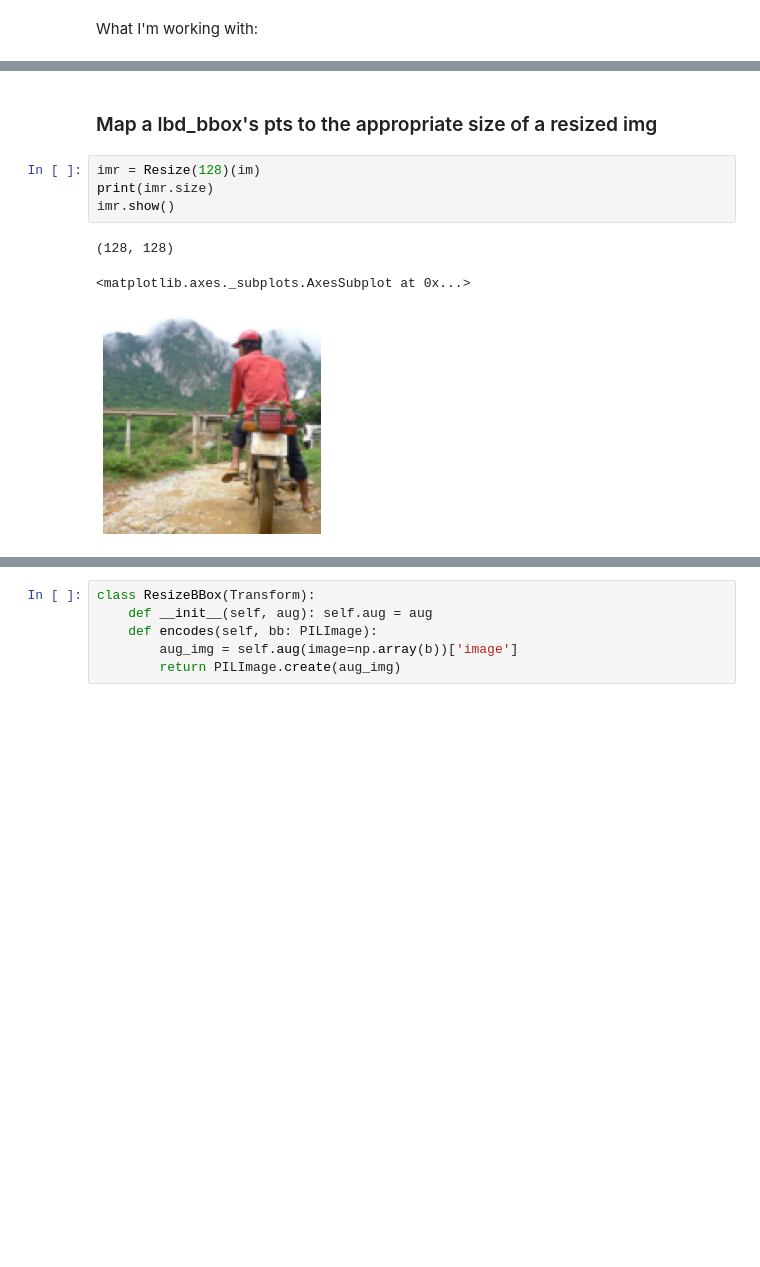
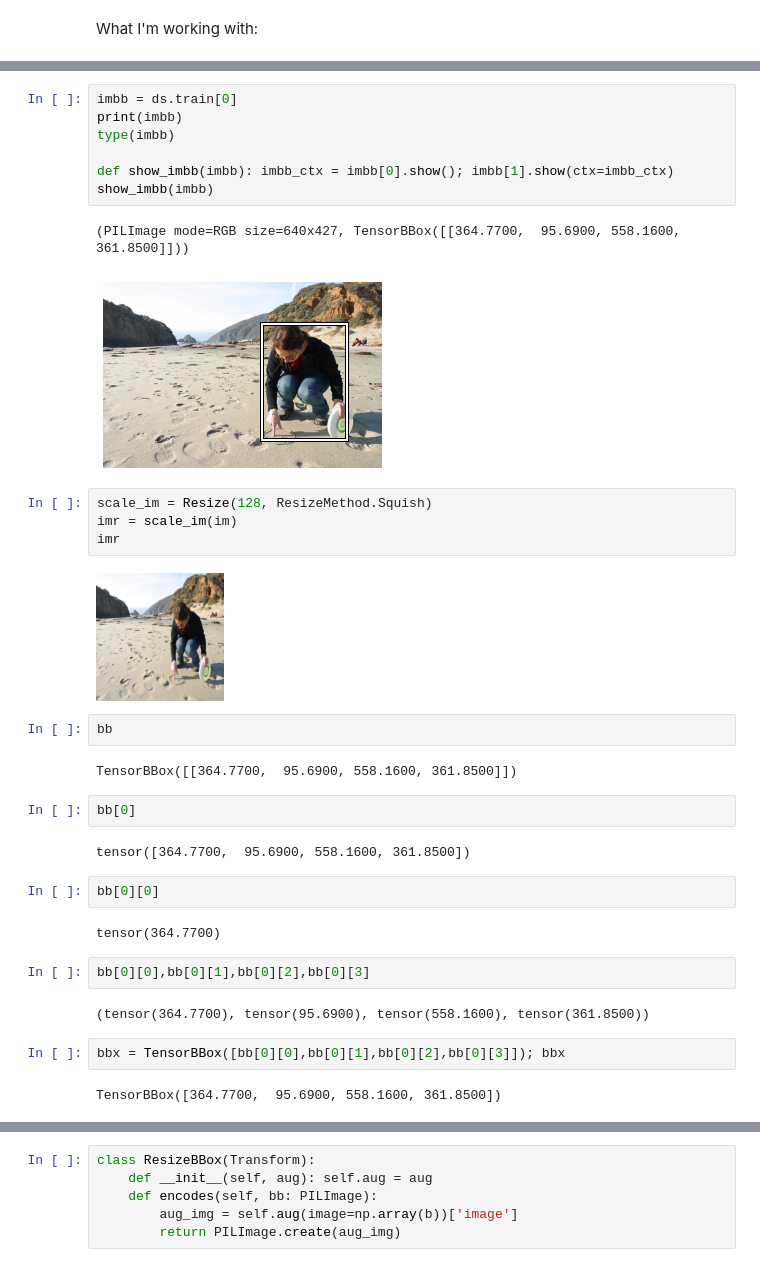
Before and after one commit to mccallion/rory, a Jupyter notebook: _20200820_bboxes_pt2_single_img_cls.ipynb, the cells around one changed output, grey strips where cells are left out. Cells and saved outputs as stored; diff of their text form; blank space fills up the shorter version.

```diff
--- a/_20200820_bboxes_pt2_single_img_cls.ipynb
+++ b/_20200820_bboxes_pt2_single_img_cls.ipynb
@@ -255,10 +246,36 @@ TensorBBox([[339.8800,  22.1600, 493.7600, 322.8900]])
-# %% [markdown]
-### Map a lbd_bbox's pts to the appropriate size of a resized img
-# %%
-imr = Resize(128)(im)
-print(imr.size)
-imr.show()
-# %% [output]
-(128, 128)
-<matplotlib.axes._subplots.AxesSubplot at 0x...>
-[figure, removed]
+# %%
+imbb = ds.train[0]
+print(imbb)
+type(imbb)
+
+def show_imbb(imbb): imbb_ctx = imbb[0].show(); imbb[1].show(ctx=imbb_ctx)
+show_imbb(imbb)
+# %% [output]
+(PILImage mode=RGB size=640x427, TensorBBox([[364.7700,  95.6900, 558.1600, 361.8500]]))
+[figure, added]
+# %%
+scale_im = Resize(128, ResizeMethod.Squish)
+imr = scale_im(im)
+imr
+# %% [output]
+[figure, added]
+# %%
+bb
+# %% [output]
+TensorBBox([[364.7700,  95.6900, 558.1600, 361.8500]])
+# %%
+bb[0]
+# %% [output]
+tensor([364.7700,  95.6900, 558.1600, 361.8500])
+# %%
+bb[0][0]
+# %% [output]
+tensor(364.7700)
+# %%
+bb[0][0],bb[0][1],bb[0][2],bb[0][3]
+# %% [output]
+(tensor(364.7700), tensor(95.6900), tensor(558.1600), tensor(361.8500))
+# %%
+bbx = TensorBBox([bb[0][0],bb[0][1],bb[0][2],bb[0][3]]); bbx
+# %% [output]
+TensorBBox([364.7700,  95.6900, 558.1600, 361.8500])
```
Also changed, not shown: parts of 21 cells of this notebook.
